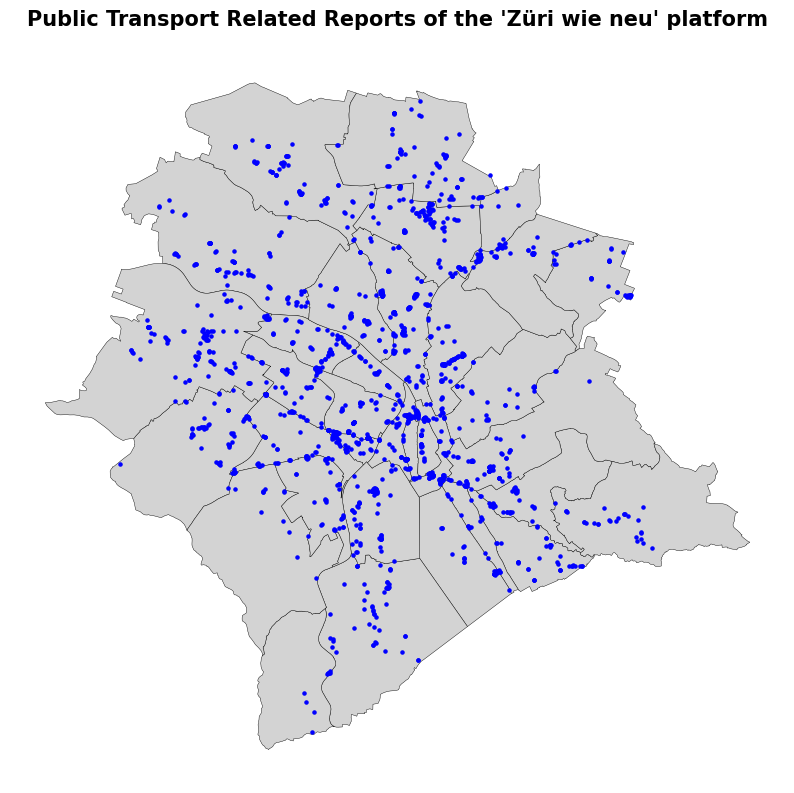
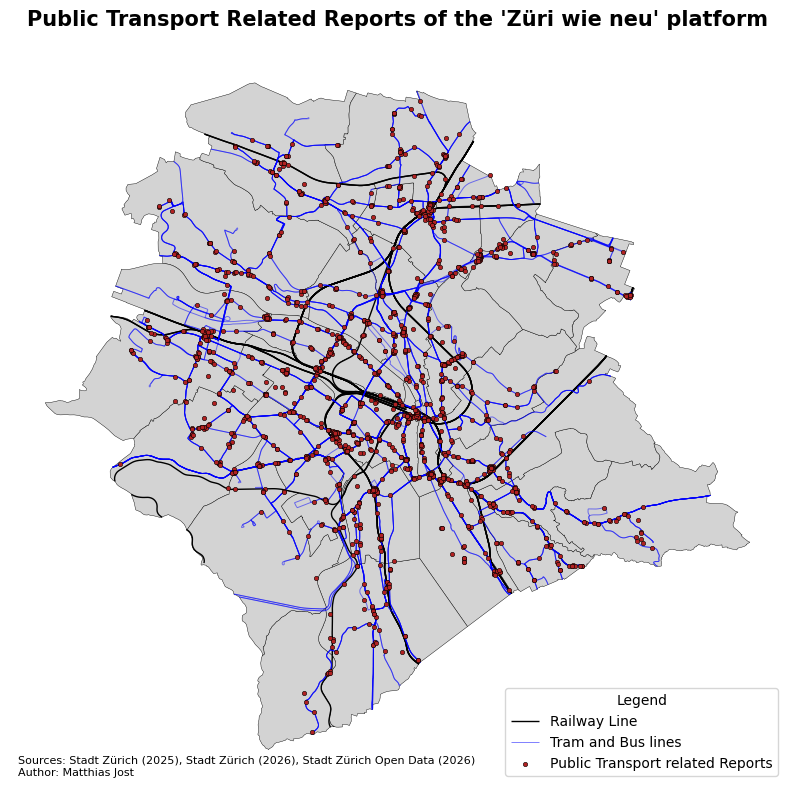
The notebook cell's code change between the first figure and the second:
--- before
+++ after
@@ -1,9 +1,16 @@
 fig, ax=plt.subplots(figsize=(10,10))
 
-#plot the layers
+#plot the layers --> if time add the lake in lightblue
 quartiere_map.plot(ax=ax, color="lightgrey", edgecolor="black", linewidth=0.3, zorder=0)
-reports_public_transport.plot(ax=ax, color="blue", markersize=5, zorder=1)
+railway_lines.plot(ax=ax, color="black", linewidth=1, zorder=1, label="Railway Line")
+vbz_lines.plot(ax=ax, color="blue", linewidth=0.7, zorder=2, label="Tram and Bus lines", alpha=0.5)
+reports_public_transport.plot(ax=ax, color="firebrick", markersize=10, edgecolor="black", linewidth=0.4, zorder=3, label="Public Transport related Reports")
 
 #set all further aesthetics
 ax.axis("off")
 ax.set_title("Public Transport Related Reports of the 'Züri wie neu' platform", fontsize=15, fontweight="bold")
+ax.legend(title="Legend", loc="lower right")
+ax.text(0.01,0.01, "Sources: Stadt Zürich (2025), Stadt Zürich (2026), Stadt Zürich Open Data (2026) \nAuthor: Matthias Jost", transform=ax.transAxes, fontsize=8)
+
+#export the resulting map
+export_result_to_png("Q3_public_transport_related_reports_map")

Commit: Added Sources to plots Q1 and Q3